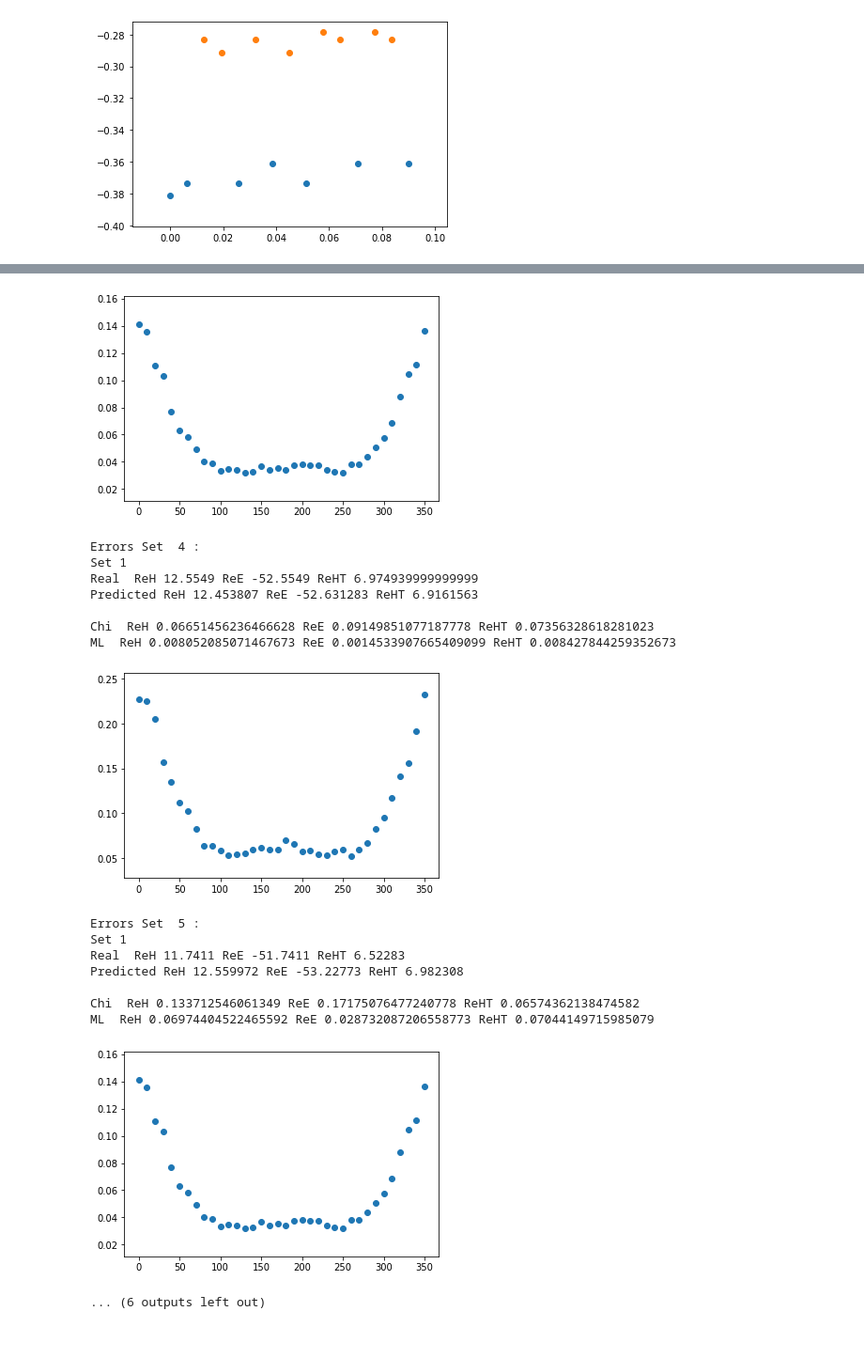
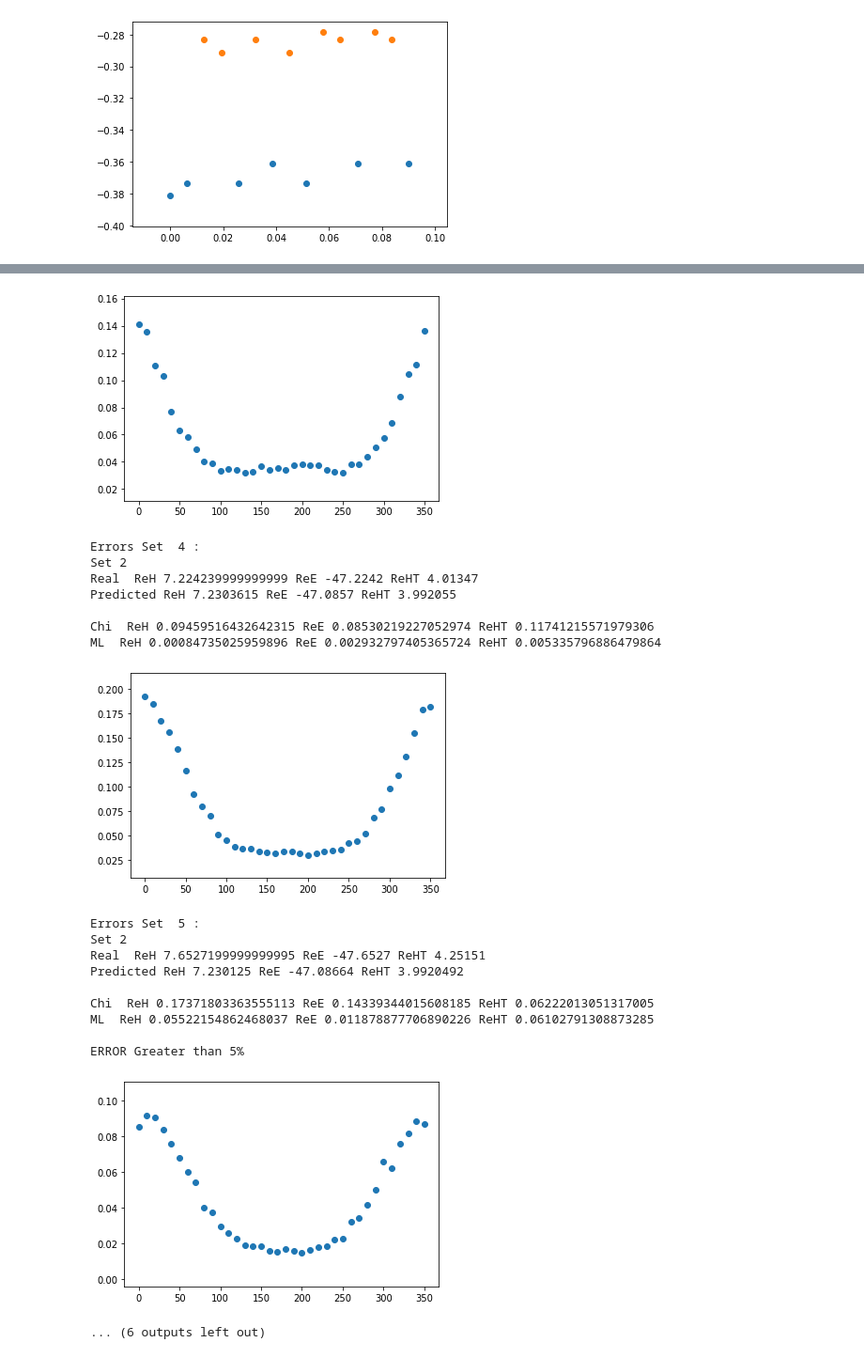
Before and after one commit to extraction-tools/ANN, a Jupyter notebook: Tensor Fit Bijan/ml_fit.ipynb, the cells around one changed output, grey strips where cells are left out. Shown at 94% size. Saved outputs shown, nothing was run; the diff lists cells and outputs as text; code cells hidden in the pictures.

```diff
--- a/Tensor Fit Bijan/ml_fit.ipynb
+++ b/Tensor Fit Bijan/ml_fit.ipynb
@@ -203,20 +214,30 @@ WARNING:tensorflow:8 out of the last 8 calls to <function Model.make_predict_fun
 # %%
+print(x2[5:x2.size])
 model = tf.keras.models.Sequential()
 model.add(tf.keras.Input(shape=(4,)))
+
+model.add(tf.keras.layers.Dense(128, activation='tanh'))
+model.add(tf.keras.layers.Dense(32, activation='tanh'))
+model.add(tf.keras.layers.Dense(100, activation='relu'))
+model.add(tf.keras.layers.Dense(500, activation='relu'))
 
 
 model.add(tf.keras.layers.Dense(128, activation='tanh'))
 model.add(tf.keras.layers.Dense(32, activation='tanh'))
-
 model.add(tf.keras.layers.Dense(100, activation='relu'))
 model.add(tf.keras.layers.Dense(500, activation='relu'))
+model.add(tf.keras.layers.Dense(128, activation='tanh'))
+model.add(tf.keras.layers.Dense(32, activation='tanh'))
+model.add(tf.keras.layers.Dense(100, activation='relu'))
+model.add(tf.keras.layers.Dense(500, activation='relu'))
+
+
 
 model.add(tf.keras.layers.Dense(3))
 
 
 model.compile(optimizer='adam', loss=los)
-print()
-model.fit(x2[:5], y2[:5], epochs=1000)
+model.fit(x2[5:x2.size], y2[5:x2.size], epochs=1000)
 
-arr2 = model.predict(x2[5:])*255.0
+arr2 = model.predict(x2[0:5])*255.0
 # %% [output]
@@ -269,19 +290,20 @@ def graph_fit(reh, ree, reht, g):
     plt.show()
 # %%
 p, d = 0, 0
+errReh = np.zeros(9)
+errRee = np.zeros(9)
+errReht = np.zeros(9)
+
 for i in range(0, 9):#iters):
 
     print("Errors Set ", i,":" )
     try:
-        print("Set 1")
-
         a = np.where(reh == y1[p][0]*255)
         b = np.where(ree == y1[p][1]*255)
         c = np.where(reht == y1[p][2]*255)
         g = (a and b and c)[0][0]
 
         params_fit = chi_fit(g)
-
 
         reh_chi = pErr(params_fit[0], y1[p][0]*255)
         ree_chi = pErr(params_fit[1], y1[p][1]*255)
@@ -290,15 +312,12 @@ for i in range(0, 9):#iters):
         reh_ml = pErr(arr1[p][0], y1[p][0]*255)
         ree_ml = pErr(arr1[p][1], y1[p][1]*255)
         reht_ml = pErr(arr1[p][2], y1[p][2]*255)
-
+        print("Set 1")
         print("Real  ReH", (y1[p][0]*255), "ReE", (y1[p][1]*255), "ReHT", (y1[p][2]*255))
         print("Predicted ReH", arr1[p][0], "ReE", arr1[p][1], "ReHT", arr1[p][2] )
 
         p = p+1
-
-
     except:
-        print("Set 2")
         a = np.where(reh == y2[d][0]*255)
         b = np.where(ree == y2[d][1]*255)
         c = np.where(reht == y2[d][2]*255)
@@ -314,19 +333,23 @@ for i in range(0, 9):#iters):
         ree_ml = pErr(arr2[d][1], y2[d][1]*255)
         reht_ml = pErr(arr2[d][2], y2[d][2]*255)
 
+        print("Set 2")
         print("Real  ReH", (y2[d][0]*255), "ReE", (y2[d][1]*255), "ReHT", (y2[d][2]*255))
         print("Predicted ReH", arr2[d][0], "ReE", arr2[d][1], "ReHT", arr2[d][2] )
 
         d=d+1
-
 
     print(" ")
     print("Chi  ReH", abs(reh_chi), "ReE", abs(ree_chi), "ReHT", abs(reht_chi))
     print("ML  ReH", abs(reh_ml), "ReE", abs(ree_ml), "ReHT", abs(reht_ml))
     print(" ")
 
-    if abs(reh_ml) > 0.1:
-        print("ERROR Greater than 10%")
+    errReh[i] = reh_ml
+    errRee[i] = ree_ml
+    errReht[i] = reht_ml
+
+    if abs((reh_ml) > 0.05) or (abs(ree_ml) > 0.05) or (abs(reht_ml) > 0.05):
+        print("ERROR Greater than 5%")
 
     data1 = pd.read_csv('data.csv')
     phi = np.array(data1['phi_x'])[g:g+36]
@@ -370,18 +395,20 @@ ML  ReH 0.061594142755104185 ReE 0.018432402377572182 ReHT 0.06357860598959043
 [figure]
 Errors Set  4 :
-Set 1
-Real  ReH 12.5549 ReE -52.5549 ReHT 6.974939999999999
-Predicted ReH 12.453807 ReE -52.631283 ReHT 6.9161563
+Set 2
+Real  ReH 7.224239999999999 ReE -47.2242 ReHT 4.01347
+Predicted ReH 7.2303615 ReE -47.0857 ReHT 3.992055
 
-Chi  ReH 0.06651456236466628 ReE 0.09149851077187778 ReHT 0.07356328618281023
-ML  ReH 0.008052085071467673 ReE 0.0014533907665409099 ReHT 0.008427844259352673
+Chi  ReH 0.09459516432642315 ReE 0.08530219227052974 ReHT 0.11741215571979306
+ML  ReH 0.00084735025959896 ReE 0.002932797405365724 ReHT 0.005335796886479864
-[figure, old version]
+[figure, new version]
 Errors Set  5 :
-Set 1
-Real  ReH 11.7411 ReE -51.7411 ReHT 6.52283
-Predicted ReH 12.559972 ReE -53.22773 ReHT 6.982308
+Set 2
+Real  ReH 7.6527199999999995 ReE -47.6527 ReHT 4.25151
+Predicted ReH 7.230125 ReE -47.08664 ReHT 3.9920492
 
-Chi  ReH 0.133712546061349 ReE 0.17175076477240778 ReHT 0.06574362138474582
-ML  ReH 0.06974404522465592 ReE 0.028732087206558773 ReHT 0.07044149715985079
+Chi  ReH 0.17371803363555113 ReE 0.14339344015608185 ReHT 0.06222013051317005
+ML  ReH 0.05522154862468037 ReE 0.011878877706890226 ReHT 0.06102791308873285
+
+ERROR Greater than 5%
-[figure, old version]
+[figure, new version]
 ... (6 outputs left out)
```
Also changed, not shown: parts of 4 cells of this notebook.
